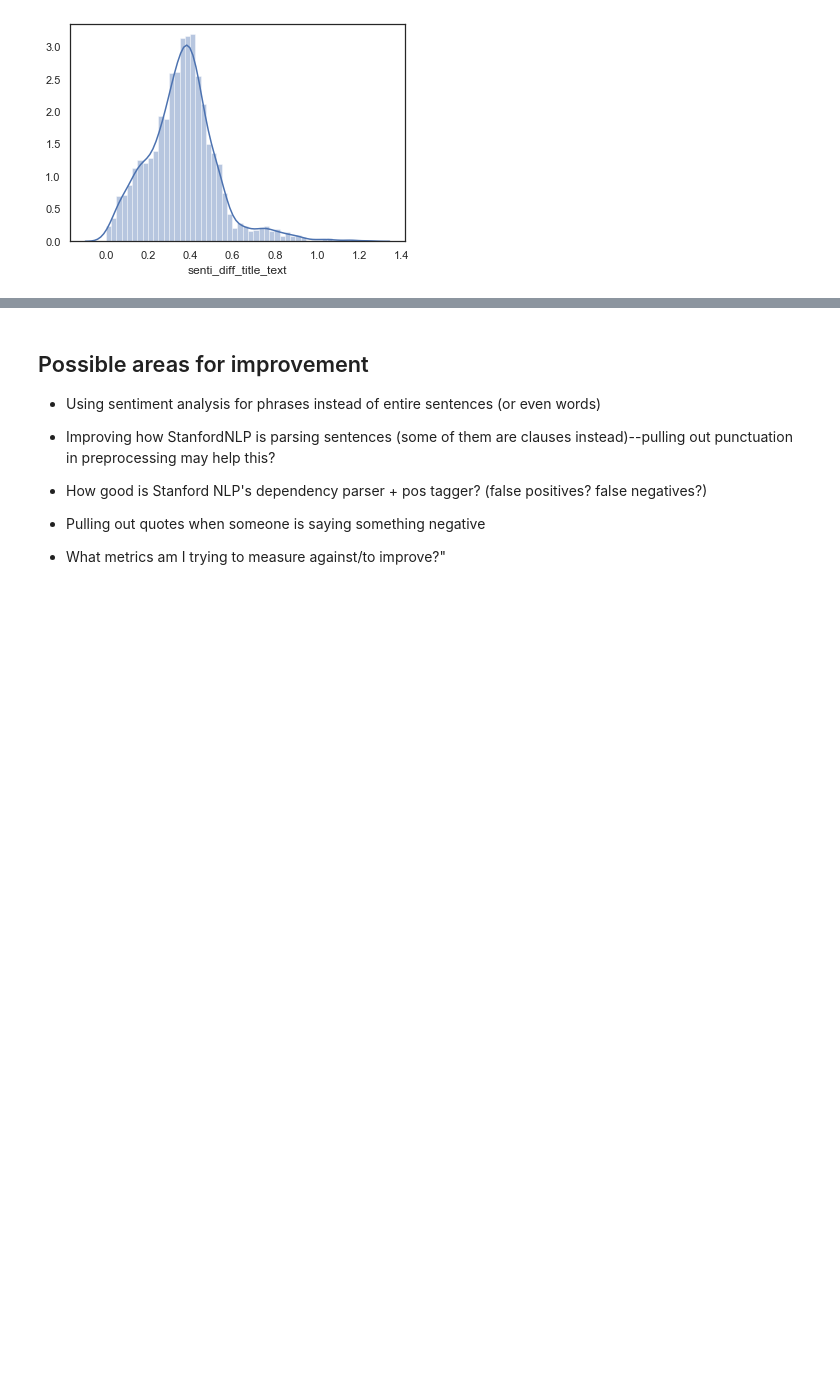
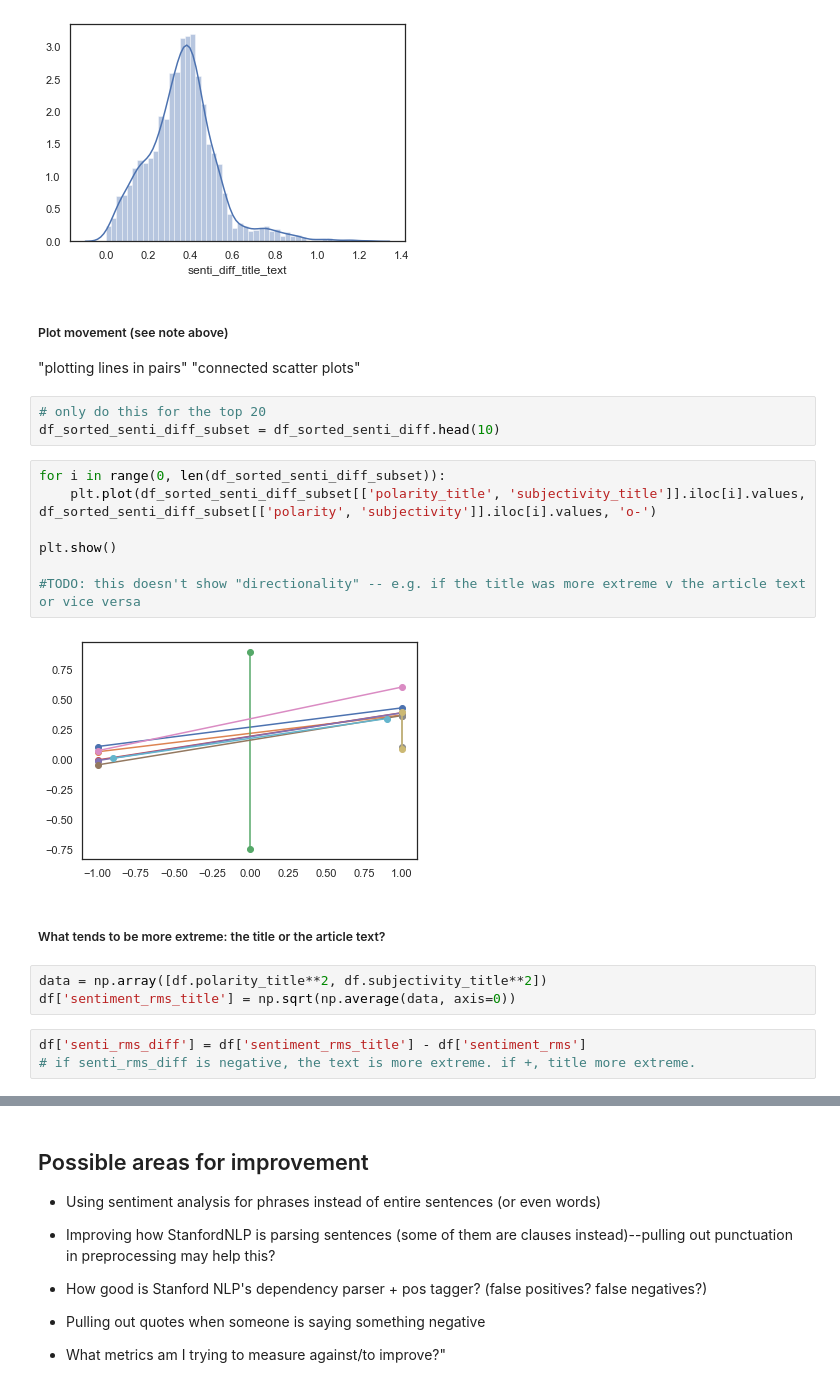
Before and after one commit to minnatwang/news-topics-sentiment, a Jupyter notebook: analysis_topic_bias.ipynb, the cells around one changed output, grey strips where cells are left out. Drawn from its saved outputs; the diff is of its cells as text; blank space fills up the shorter version.

```diff
--- a/analysis_topic_bias.ipynb
+++ b/analysis_topic_bias.ipynb
@@ -590,3 +590,27 @@ sns.distplot(df.senti_diff_title_text)
 # %% [output]
 <matplotlib.axes._subplots.AxesSubplot at 0x...>
 [figure]
+# %% [markdown]
+##### Plot movement (see note above)
+
+"plotting lines in pairs" "connected scatter plots"
+# %%
+# only do this for the top 20
+df_sorted_senti_diff_subset = df_sorted_senti_diff.head(10)
+# %%
+for i in range(0, len(df_sorted_senti_diff_subset)):
+    plt.plot(df_sorted_senti_diff_subset[['polarity_title', 'subjectivity_title']].iloc[i].values, df_sorted_senti_diff_subset[['polarity', 'subjectivity']].iloc[i].values, 'o-')
+
+plt.show()
+
+#TODO: this doesn't show "directionality" -- e.g. if the title was more extreme v the article text or vice versa
+# %% [output]
+[figure, added]
+# %% [markdown]
+##### What tends to be more extreme: the title or the article text?
+# %%
+data = np.array([df.polarity_title**2, df.subjectivity_title**2])
+df['sentiment_rms_title'] = np.sqrt(np.average(data, axis=0))
+# %%
+df['senti_rms_diff'] = df['sentiment_rms_title'] - df['sentiment_rms']
+# if senti_rms_diff is negative, the text is more extreme. if +, title more extreme.
```
Also changed, not shown: parts of 13 cells of this notebook.
